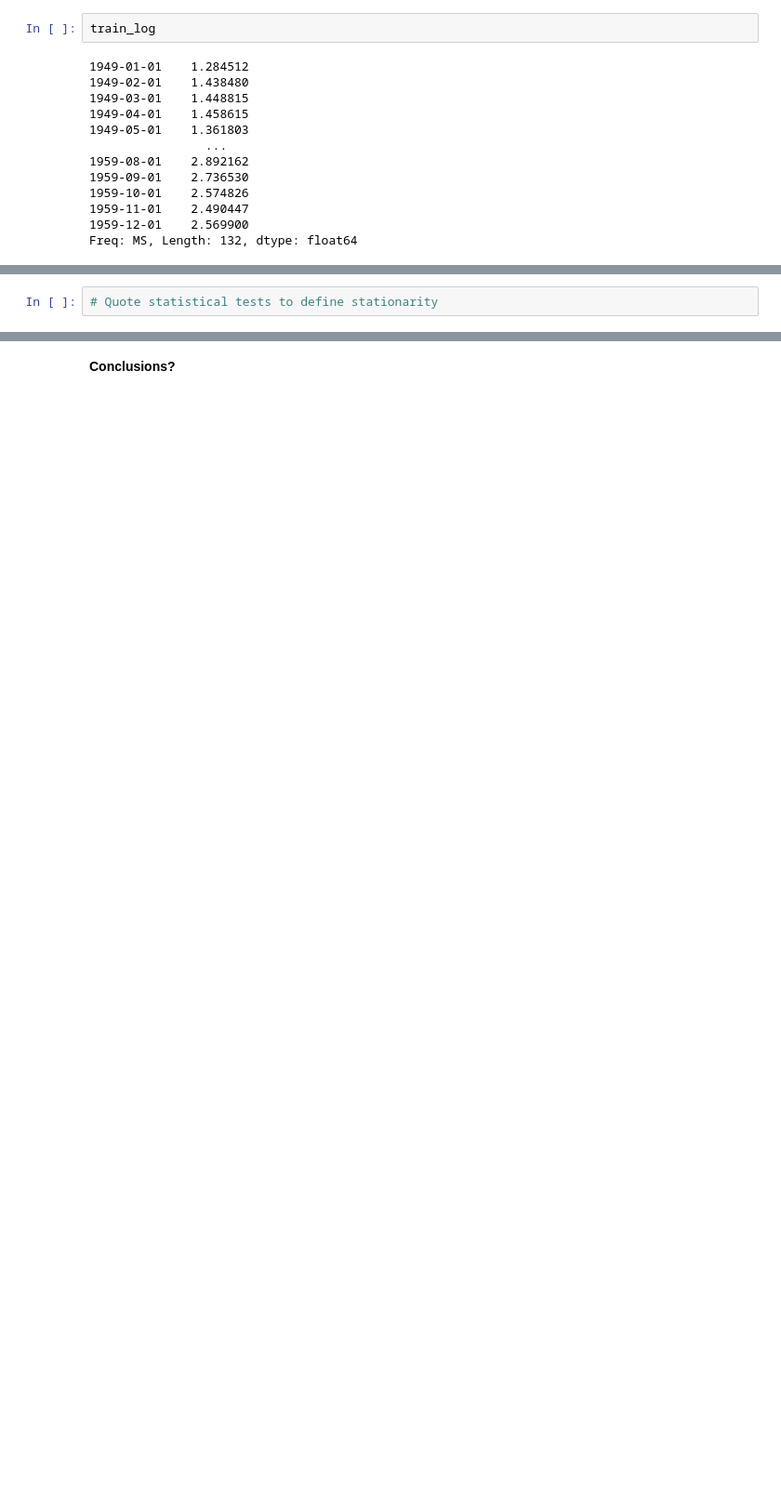
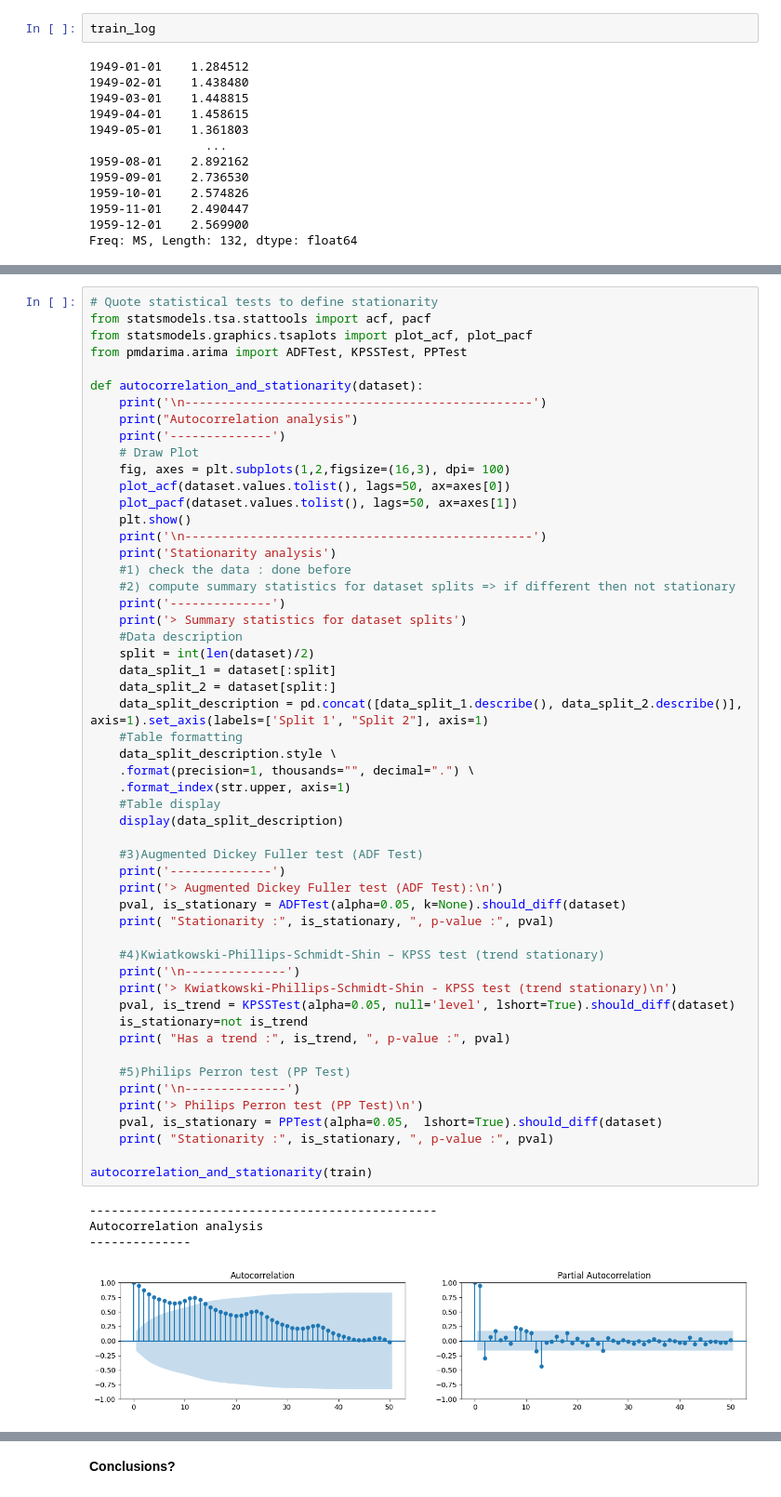
Before and after one commit to LexouLam/ML6, a Jupyter notebook: notebook/AL2_2023_Campus_ML6-NB2_AlexandraLamotte.ipynb, the cells around one changed output, grey strips where cells are left out. Shown at 93% size. Cells and saved outputs as stored; diff of their text form; blank space fills up the shorter version.

```diff
--- a/notebook/AL2_2023_Campus_ML6-NB2_AlexandraLamotte.ipynb
+++ b/notebook/AL2_2023_Campus_ML6-NB2_AlexandraLamotte.ipynb
@@ -598,2 +622,58 @@ plt.show()
 # %%
 # Quote statistical tests to define stationarity
+from statsmodels.tsa.stattools import acf, pacf
+from statsmodels.graphics.tsaplots import plot_acf, plot_pacf
+from pmdarima.arima import ADFTest, KPSSTest, PPTest
+
+def autocorrelation_and_stationarity(dataset):
+    print('\n------------------------------------------------')
+    print("Autocorrelation analysis")
+    print('--------------')
+    # Draw Plot
+    fig, axes = plt.subplots(1,2,figsize=(16,3), dpi= 100)
+    plot_acf(dataset.values.tolist(), lags=50, ax=axes[0])
+    plot_pacf(dataset.values.tolist(), lags=50, ax=axes[1])
+    plt.show()
+    print('\n------------------------------------------------')
+    print('Stationarity analysis')
+    #1) check the data : done before
+    #2) compute summary statistics for dataset splits => if different then not stationary
+    print('--------------')
+    print('> Summary statistics for dataset splits')
+    #Data description
+    split = int(len(dataset)/2)
+    data_split_1 = dataset[:split]
+    data_split_2 = dataset[split:]
+    data_split_description = pd.concat([data_split_1.describe(), data_split_2.describe()], axis=1).set_axis(labels=['Split 1', "Split 2"], axis=1)
+    #Table formatting
+    data_split_description.style \
+    .format(precision=1, thousands="", decimal=".") \
+    .format_index(str.upper, axis=1)
+    #Table display
+    display(data_split_description)
+
+    #3)Augmented Dickey Fuller test (ADF Test)
+    print('--------------')
+    print('> Augmented Dickey Fuller test (ADF Test):\n')
+    pval, is_stationary = ADFTest(alpha=0.05, k=None).should_diff(dataset)
+    print( "Stationarity :", is_stationary, ", p-value :", pval)
+
+    #4)Kwiatkowski-Phillips-Schmidt-Shin – KPSS test (trend stationary)
+    print('\n--------------')
+    print('> Kwiatkowski-Phillips-Schmidt-Shin - KPSS test (trend stationary)\n')
+    pval, is_trend = KPSSTest(alpha=0.05, null='level', lshort=True).should_diff(dataset)
+    is_stationary=not is_trend
+    print( "Has a trend :", is_trend, ", p-value :", pval)
+
+    #5)Philips Perron test (PP Test)
+    print('\n--------------')
+    print('> Philips Perron test (PP Test)\n')
+    pval, is_stationary = PPTest(alpha=0.05,  lshort=True).should_diff(dataset)
+    print( "Stationarity :", is_stationary, ", p-value :", pval)
+
+autocorrelation_and_stationarity(train)
+# %% [output]
+------------------------------------------------
+Autocorrelation analysis
+--------------
+[figure, added]
```
Also changed, not shown: parts of 20 cells of this notebook.
